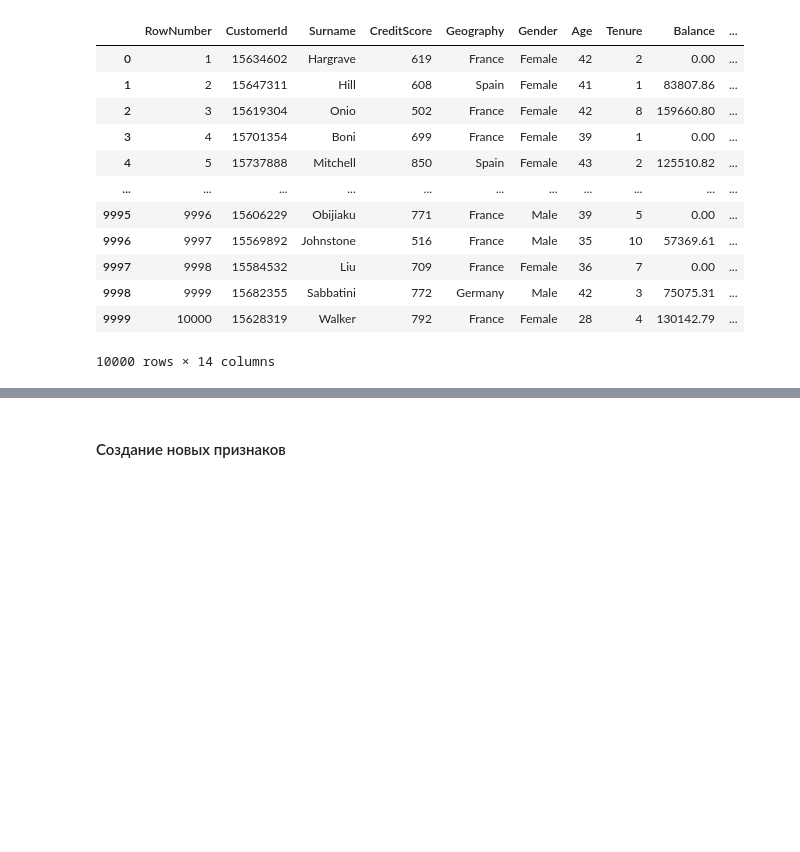
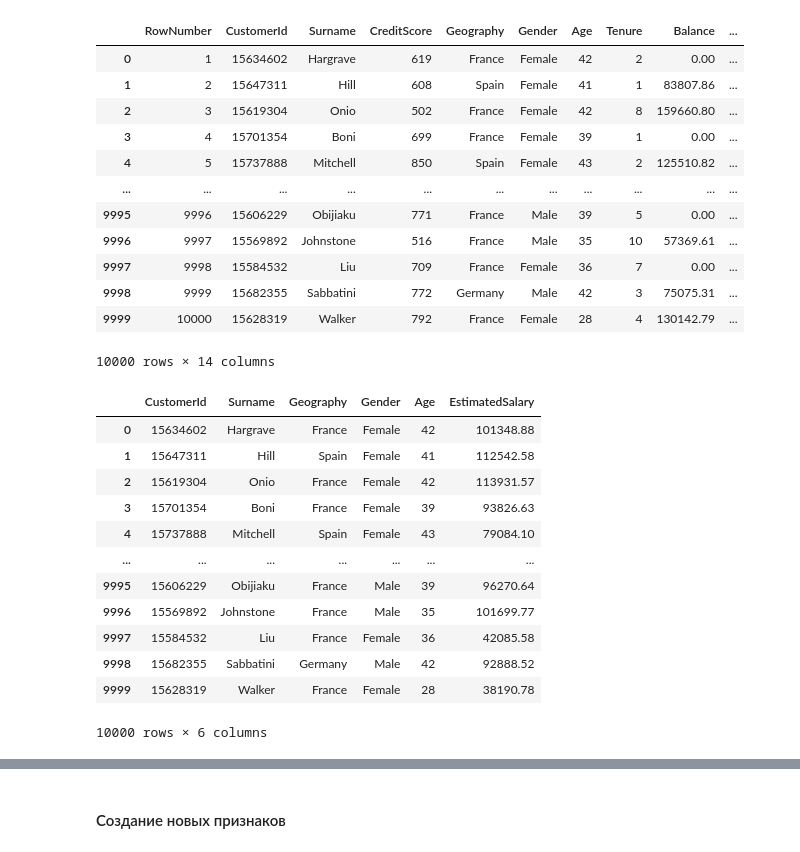
Before and after one commit to erema-andrey/Pyjupyter, a Jupyter notebook: leson3.ipynb, the cells around one changed output, grey strips where cells are left out. Saved outputs shown, nothing was run; the diff lists cells and outputs as text; code cells hidden in the pictures; blank space fills up the shorter version.

```diff
--- a/leson3.ipynb
+++ b/leson3.ipynb
@@ -52,3 +52,20 @@ df
 | 9998 | 9999 | 15682355 | Sabbatini | 772 | Germany | Male | 42 | 3 | 75075.31 | ... |
 | 9999 | 10000 | 15628319 | Walker | 792 | France | Female | 28 | 4 | 130142.79 | ... |
 10000 rows × 14 columns
+# %%
+users = df[['CustomerId', 'Surname', 'Geography', 'Gender', 'Age', 'EstimatedSalary']]  #создать таблицу с полями данных пользователей
+users
+# %% [output]
+|  | CustomerId | Surname | Geography | Gender | Age | EstimatedSalary |
+| 0 | 15634602 | Hargrave | France | Female | 42 | 101348.88 |
+| 1 | 15647311 | Hill | Spain | Female | 41 | 112542.58 |
+| 2 | 15619304 | Onio | France | Female | 42 | 113931.57 |
+| 3 | 15701354 | Boni | France | Female | 39 | 93826.63 |
+| 4 | 15737888 | Mitchell | Spain | Female | 43 | 79084.10 |
+| ... | ... | ... | ... | ... | ... | ... |
+| 9995 | 15606229 | Obijiaku | France | Male | 39 | 96270.64 |
+| 9996 | 15569892 | Johnstone | France | Male | 35 | 101699.77 |
+| 9997 | 15584532 | Liu | France | Female | 36 | 42085.58 |
+| 9998 | 15682355 | Sabbatini | Germany | Male | 42 | 92888.52 |
+| 9999 | 15628319 | Walker | France | Female | 28 | 38190.78 |
+10000 rows × 6 columns
```
Also changed, not shown: parts of 14 cells of this notebook.
